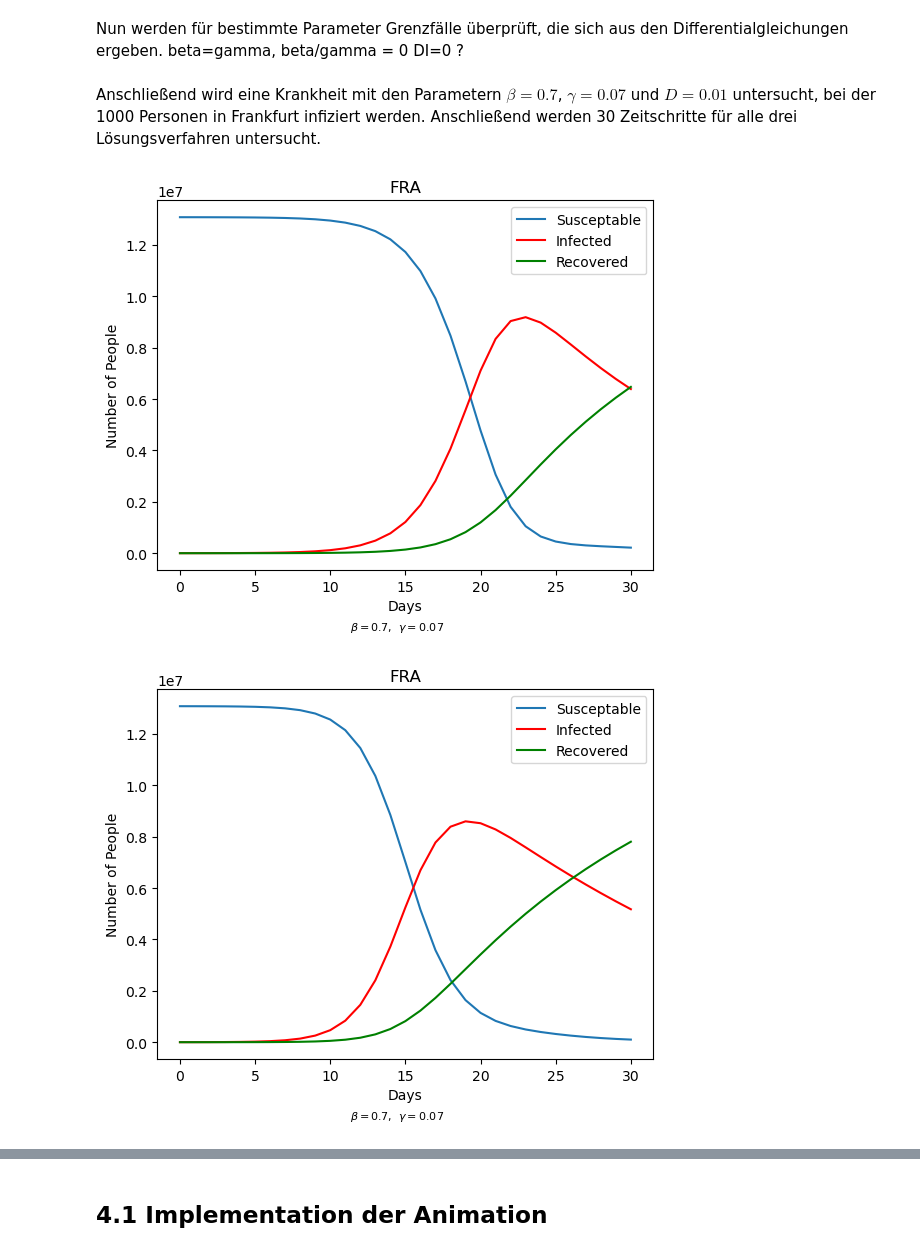
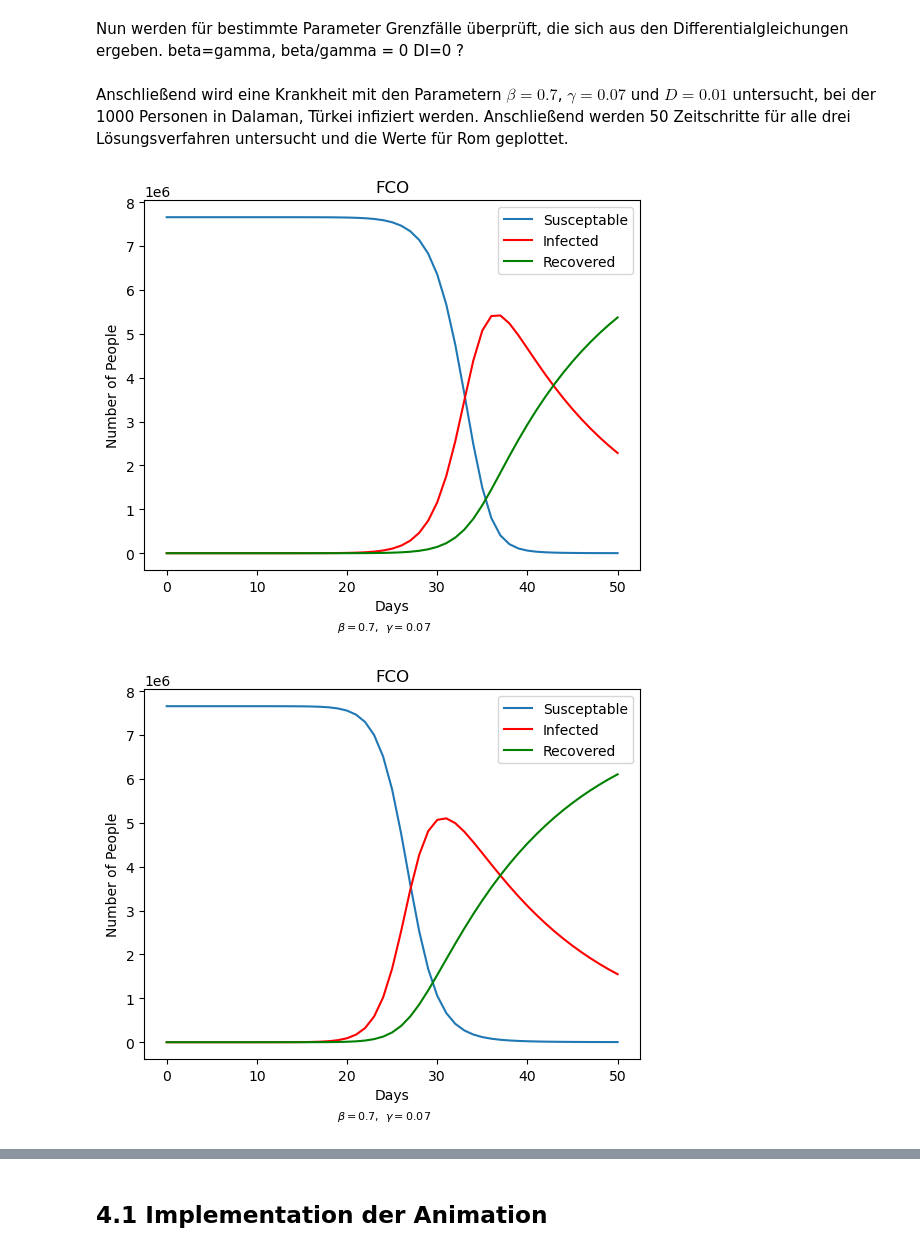
Before and after one commit to LoloSpirit/PlagueInc, a Jupyter notebook: Ausarbeitung_Projekt.ipynb, the cells around one changed output, grey strips where cells are left out. Cells and saved outputs as stored; diff of their text form; code cells hidden in the pictures.

```diff
--- a/Ausarbeitung_Projekt.ipynb
+++ b/Ausarbeitung_Projekt.ipynb
@@ -451,11 +465,11 @@ def step_ivp(c : City, beta, gamma):
         dR_dt = gamma * I
         return [dS_dt, dI_dt, dR_dt]
 
-    sol = solve_ivp(derivatives, [0, 1], [c.S, c.I, c.R], max_step = 1)
+    sol = solve_ivp(derivatives, [0,1], [c.S, c.I, c.R], max_step = 1)
 
-    c.S = sol.y[0]
-    c.I = sol.y[1]
-    c.R = sol.y[2]
+    c.S = sol.y[0][-1]
+    c.I = sol.y[1][-1]
+    c.R = sol.y[2][-1]
 
     return c
 # %% [markdown]
@@ -549,30 +531,30 @@ Wie erwartet ergibt sich ein statischer Zustand des Modells.
 # %% [markdown]
 Nun werden für bestimmte Parameter Grenzfälle überprüft, die sich aus den Differentialgleichungen ergeben. beta=gamma, beta/gamma = 0 DI=0 ?
 # %% [markdown]
-Anschließend wird eine Krankheit mit den Parametern $\beta=0.7$, $\gamma=0.07$ und $D=0.01$ untersucht, bei der 1000 Personen in Frankfurt infiziert werden. Anschließend werden 30 Zeitschritte für alle drei Lösungsverfahren untersucht.
+Anschließend wird eine Krankheit mit den Parametern $\beta=0.7$, $\gamma=0.07$ und $D=0.01$ untersucht, bei der 1000 Personen in Dalaman, Türkei infiziert werden. Anschließend werden 50 Zeitschritte für alle drei Lösungsverfahren untersucht und die Werte für Rom geplottet.
 # %%
-city = 'FRA'
+city = 'FCO' # Rome
 beta = 0.7
 gamma = 0.07
 D = 0.01
 
 cure_humanity()
-cities[city].infect(1000)
-t, SIR_values = combined_simulation(beta, gamma, D, D, D, 30, "euler")
+cities['DLM'].infect(1000)
+t, SIR_values = combined_simulation(beta, gamma, D, D, D, 50, "euler")
 s, i, r = zip(*SIR_values[city])
 plot_SIR(city, t, s, i, r, values = {r'\beta': beta, r'\gamma': gamma})
 
 cure_humanity()
-cities[city].infect(1000)
-t, SIR_values = combined_simulation(beta, gamma, D, D, D, 30, "RK")
+cities['DLM'].infect(1000)
+t, SIR_values = combined_simulation(beta, gamma, D, D, D, 50, "RK")
 s, i, r = zip(*SIR_values[city])
 plot_SIR(city, t, s, i, r, values = {r'\beta': beta, r'\gamma': gamma})
 
-#cure_humanity()
-# cities[city].infect(1000)
-# t, SIR_values = combined_simulation(beta, gamma, D, D, D, 30, "ivp")
-# s, i, r = zip(*SIR_values[city])
-# plot_SIR(city, t, s, i, rvalues = {r'\beta': beta, r'\gamma': gamma})
+cure_humanity()
+cities['DLM'].infect(1000)
+t, SIR_values = combined_simulation(beta, gamma, D, D, D, 50, "ivp")
+s, i, r = zip(*SIR_values[city])
+plot_SIR(city, t, s, i, r, values = {r'\beta': beta, r'\gamma': gamma})
 # %% [output]
-[figure, old version]
+[figure, new version]
-[figure, old version]
+[figure, new version]
```
Also changed, not shown: parts of 13 cells of this notebook, 4 other files.
